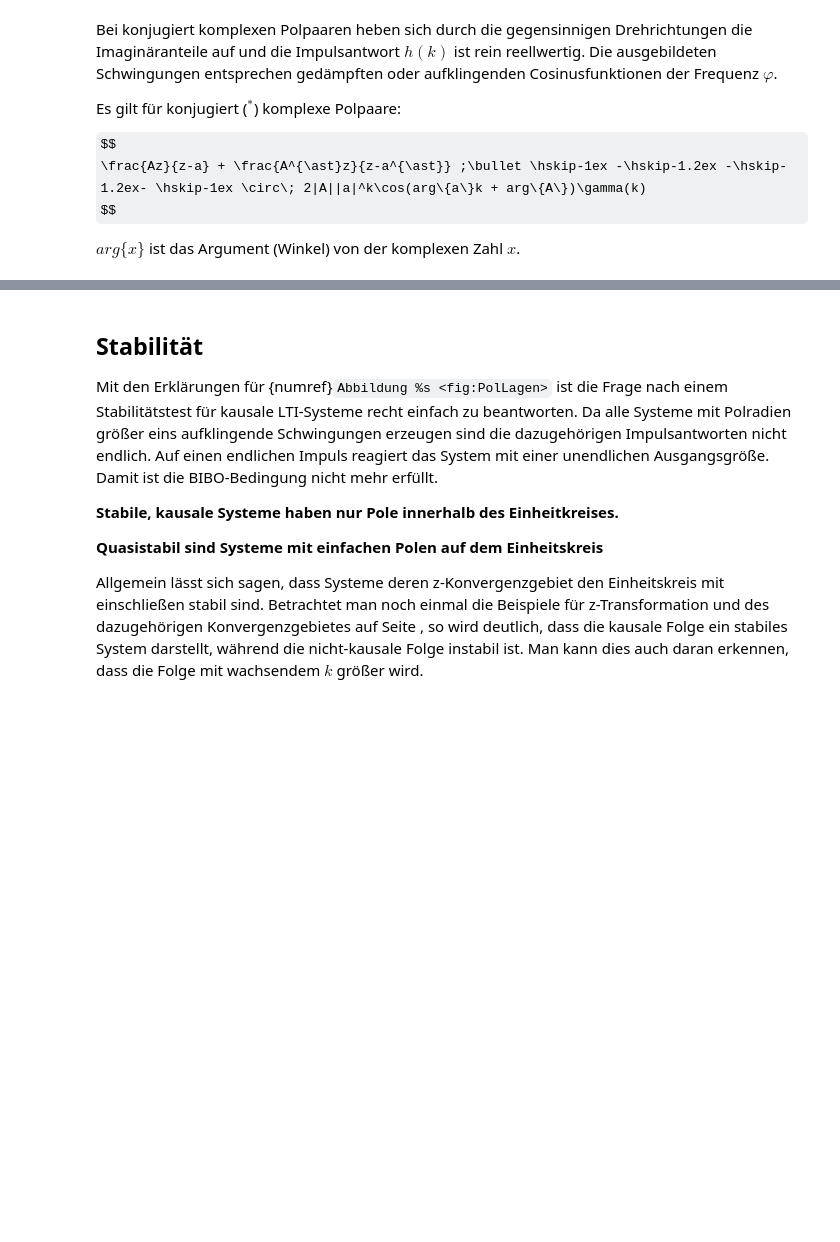
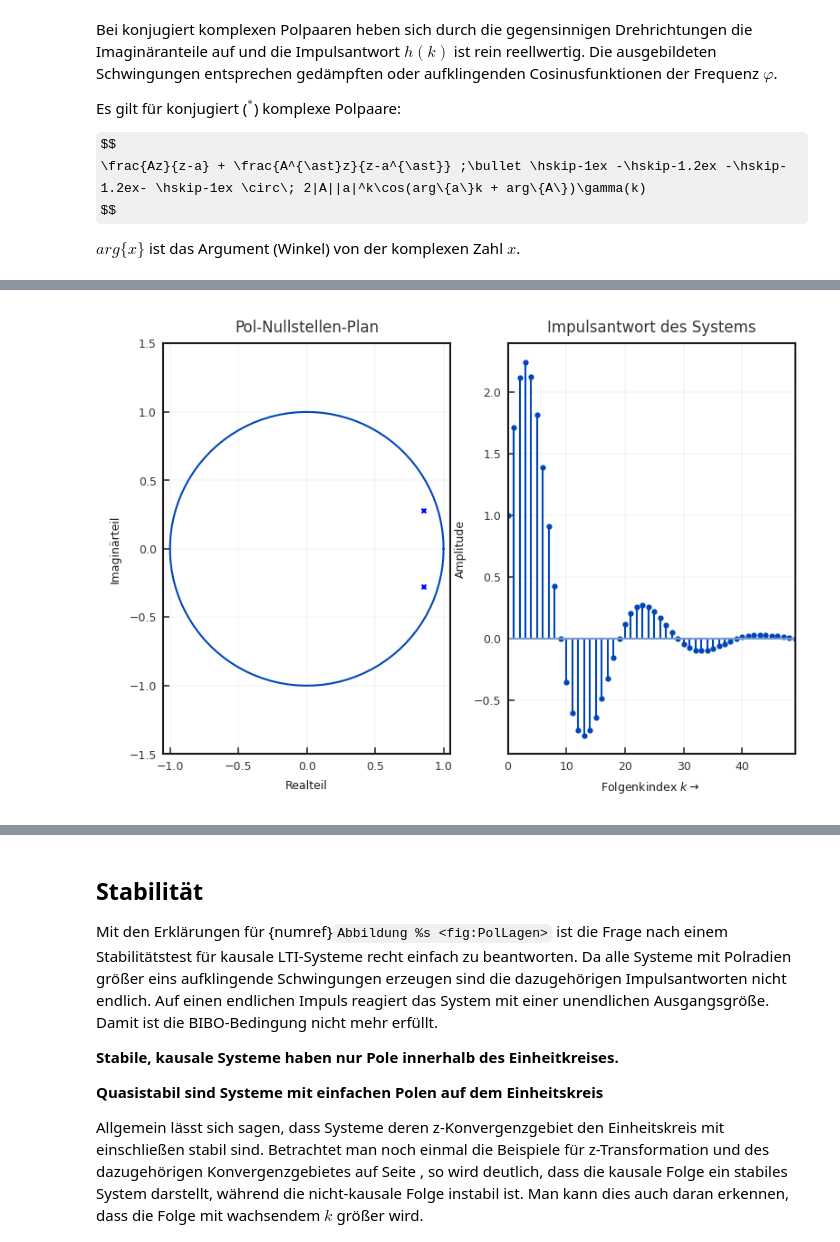
Before and after one commit to JoergBitzer/Signalverarbeitung_Vorlesungsskript, a Jupyter notebook: _sources/ztrafo.ipynb, the cells around one changed output, grey strips where cells are left out. Saved outputs shown, nothing was run; the diff lists cells and outputs as text; code cells hidden in the pictures; some formulas as TeX source; blank space fills up the shorter version.

````diff
--- a/_sources/ztrafo.ipynb
+++ b/_sources/ztrafo.ipynb
@@ -879,12 +799,13 @@ def onclick(event):
 
 theta = numpy.linspace(0, 2*numpy.pi, 100)
 circle = numpy.exp(1j*theta)
-pole = 0.8+0.2j
+pole = 0.8560 + 0.2781j
 
 fig = pyplot.figure()
 
 # Pole-Zero Plot
 ax_pz = fig.add_subplot(121)
+ax_pz.axis('equal')
 ax_pz.set(xlabel=r'Realteil', ylabel=r'Imaginärteil', title='Pol-Nullstellen-Plan', xlim=[-1.5, 1.5], ylim=[-1.5, 1.5])
 ax_pz.plot(circle.real, circle.imag)
 ax_pz.plot([pole.real, pole.real], [pole.imag, -pole.imag], marker='X', linestyle='none', color='blue')
@@ -896,8 +817,9 @@ y = impulse(num_samples, pole)
 # Impulse Plot
 ax_imp = fig.add_subplot(122)
 ax_imp.stem(y, use_line_collection=True)
-ax_imp.set(xlabel='Folgenkindex k ->', ylabel='Amplitude', title='Impulsantwort des Systems', xlim=[0, num_samples-1])
+ax_imp.set(xlabel=r'Folgenkindex $k \rightarrow$ ', ylabel='Amplitude', title='Impulsantwort des Systems', xlim=[0, num_samples-1])
 
 cid = fig.canvas.mpl_connect('button_press_event', onclick)
 
 glue("BspKonjKomplexPole", fig, display=False)
+# %% [output]
@@ -904,2 +827,3 @@ glue("BspKonjKomplexPole", fig, display=False)
+[figure, added]
 # %% [markdown]
 ```{admonition} Beispiel
````
Also changed, not shown: parts of 14 cells of this notebook, 22 other files.
